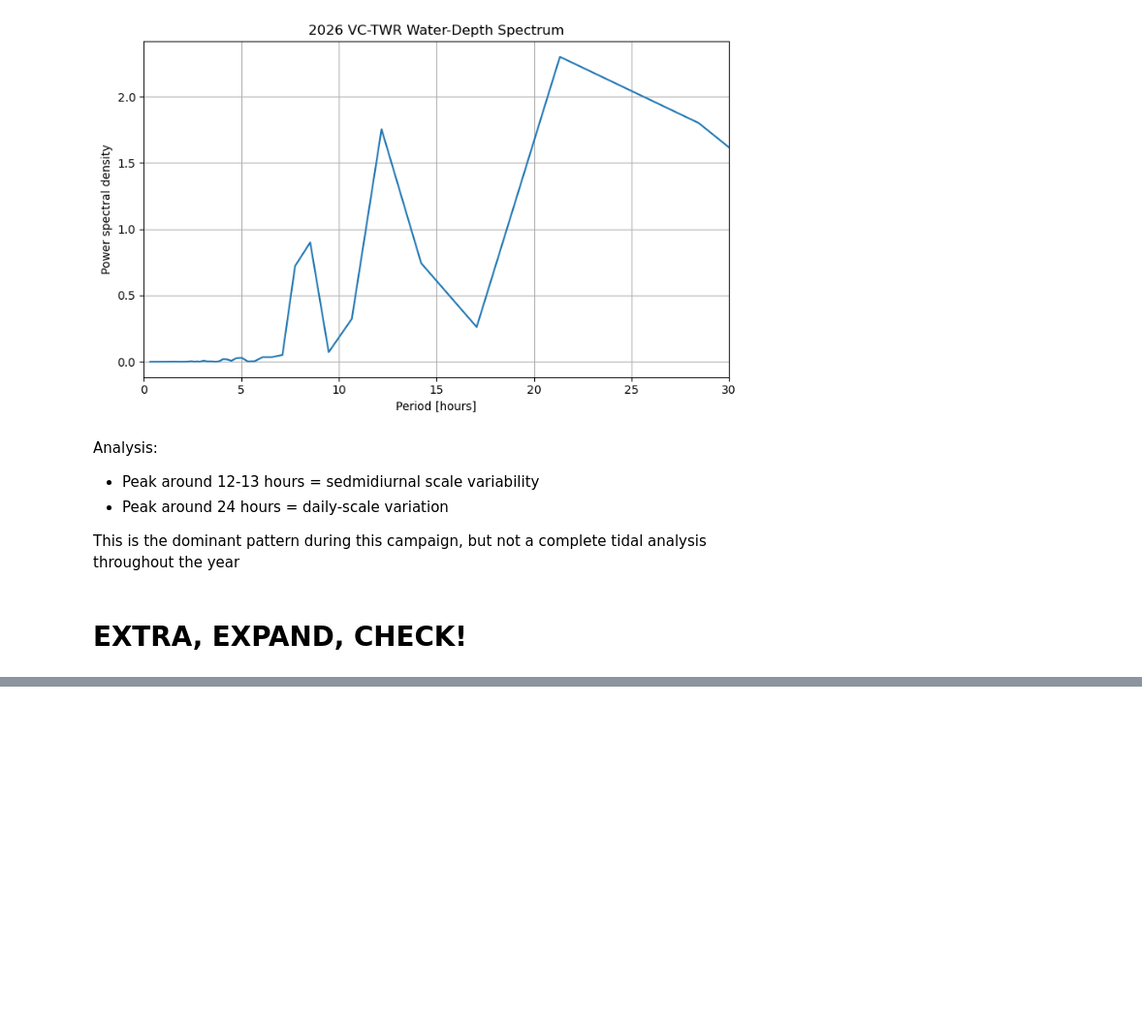
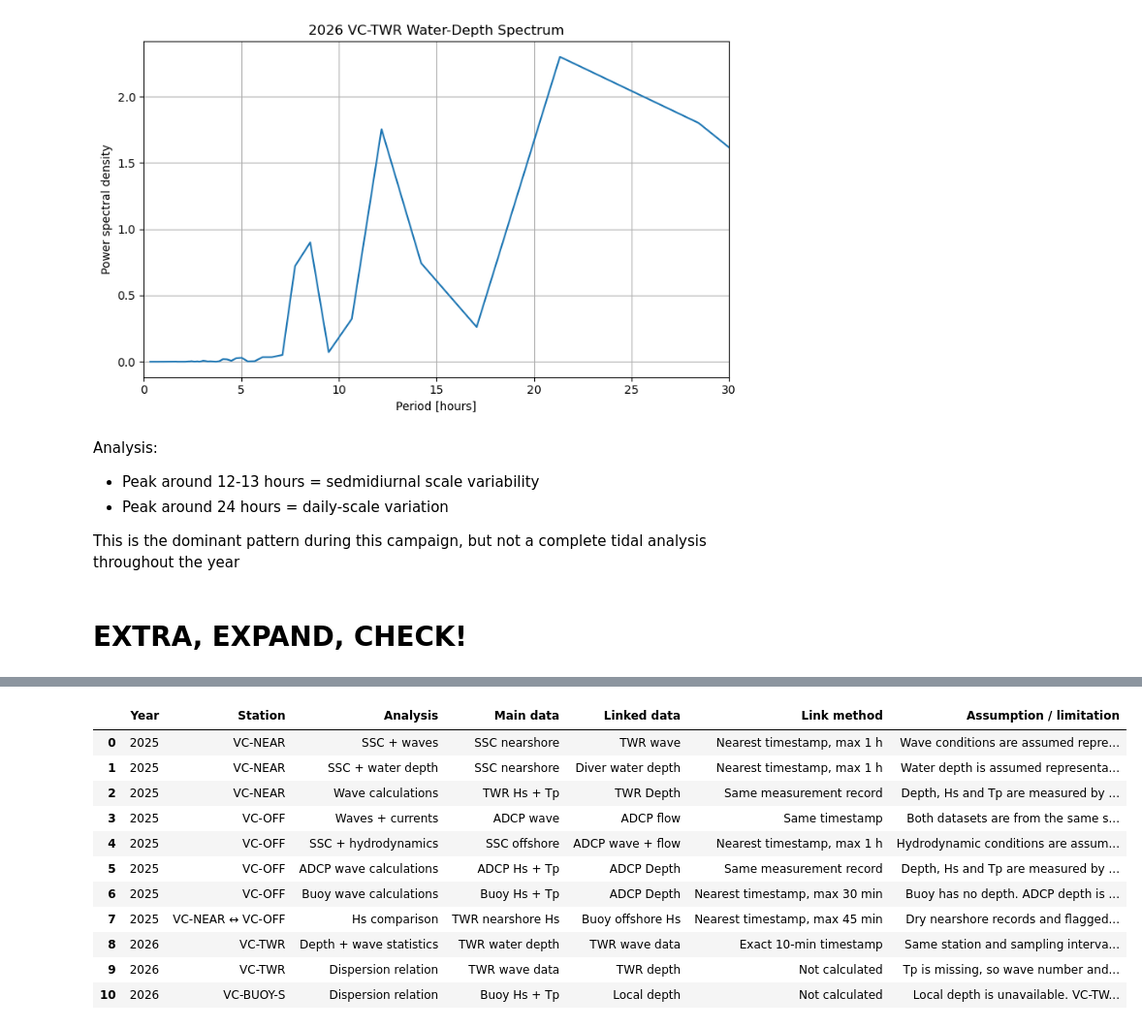
Before and after one commit to ingebrijker/MekongDeltaMDP, a Jupyter notebook: hydro_src/data_parsing.ipynb, the cells around one changed output, grey strips where cells are left out. Shown at 97% size. Drawn from its saved outputs; the diff is of its cells as text; code cells hidden in the pictures; blank space fills up the shorter version.

```diff
--- a/hydro_src/data_parsing.ipynb
+++ b/hydro_src/data_parsing.ipynb
@@ -853,0 +818,87 @@ the goals for this data analysis are: # Goals of data analysis
+# %%
+# assumption check of data linkage
+
+data_links = pd.DataFrame([
+    # 2025 NEARSHORE
+    ["2025", "VC-NEAR", "SSC + waves",
+     "SSC nearshore", "TWR wave",
+     "Nearest timestamp, max 1 h",
+     "Wave conditions are assumed representative of the SSC sample time."],
+
+    ["2025", "VC-NEAR", "SSC + water depth",
+     "SSC nearshore", "Diver water depth",
+     "Nearest timestamp, max 1 h",
+     "Water depth is assumed representative of the SSC sample time."],
+
+    ["2025", "VC-NEAR", "Wave calculations",
+     "TWR Hs + Tp", "TWR Depth",
+     "Same measurement record",
+     "Depth, Hs and Tp are measured by the same instrument; no cross-dataset depth assumption."],
+
+    # 2025 OFFSHORE
+    ["2025", "VC-OFF", "Waves + currents",
+     "ADCP wave", "ADCP flow",
+     "Same timestamp",
+     "Both datasets are from the same station and hourly measurement grid."],
+
+    ["2025", "VC-OFF", "SSC + hydrodynamics",
+     "SSC offshore", "ADCP wave + flow",
+     "Nearest timestamp, max 1 h",
+     "Hydrodynamic conditions are assumed representative of the SSC sample time."],
+
+    ["2025", "VC-OFF", "ADCP wave calculations",
+     "ADCP Hs + Tp", "ADCP Depth",
+     "Same measurement record",
+     "Depth, Hs and Tp are measured by the same instrument."],
+
+    ["2025", "VC-OFF", "Buoy wave calculations",
+     "Buoy Hs + Tp", "ADCP Depth",
+     "Nearest timestamp, max 30 min",
+     "Buoy has no depth. ADCP depth is used because both instruments are at VC-OFF."],
+
+    # NEARSHORE/OFFSHORE COMPARISON
+    ["2025", "VC-NEAR ↔ VC-OFF", "Hs comparison",
+     "TWR nearshore Hs", "Buoy offshore Hs",
+     "Nearest timestamp, max 45 min",
+     "Dry nearshore records and flagged buoy outliers are excluded."],
+
+    # 2026
+    ["2026", "VC-TWR", "Depth + wave statistics",
+     "TWR water depth", "TWR wave data",
+     "Exact 10-min timestamp",
+     "Same station and sampling interval; no time-matching assumption."],
+
+    ["2026", "VC-TWR", "Dispersion relation",
+     "TWR wave data", "TWR depth",
+     "Not calculated",
+     "Tp is missing, so wave number and wavelength cannot be calculated."],
+
+    ["2026", "VC-BUOY-S", "Dispersion relation",
+     "Buoy Hs + Tp", "Local depth",
+     "Not calculated",
+     "Local depth is unavailable. VC-TWR depth is not used because it is a different station."]
+],
+columns=[
+    "Year",
+    "Station",
+    "Analysis",
+    "Main data",
+    "Linked data",
+    "Link method",
+    "Assumption / limitation"
+])
+
+display(data_links)
+# %% [output]
+|  | Year | Station | Analysis | Main data | Linked data | Link method | Assumption / limitation |
+| 0 | 2025 | VC-NEAR | SSC + waves | SSC nearshore | TWR wave | Nearest timestamp, max 1 h | Wave conditions are assumed repre... |
+| 1 | 2025 | VC-NEAR | SSC + water depth | SSC nearshore | Diver water depth | Nearest timestamp, max 1 h | Water depth is assumed representa... |
+| 2 | 2025 | VC-NEAR | Wave calculations | TWR Hs + Tp | TWR Depth | Same measurement record | Depth, Hs and Tp are measured by ... |
+| 3 | 2025 | VC-OFF | Waves + currents | ADCP wave | ADCP flow | Same timestamp | Both datasets are from the same s... |
+| 4 | 2025 | VC-OFF | SSC + hydrodynamics | SSC offshore | ADCP wave + flow | Nearest timestamp, max 1 h | Hydrodynamic conditions are assum... |
+| 5 | 2025 | VC-OFF | ADCP wave calculations | ADCP Hs + Tp | ADCP Depth | Same measurement record | Depth, Hs and Tp are measured by ... |
+| 6 | 2025 | VC-OFF | Buoy wave calculations | Buoy Hs + Tp | ADCP Depth | Nearest timestamp, max 30 min | Buoy has no depth. ADCP depth is ... |
+| 7 | 2025 | VC-NEAR ↔ VC-OFF | Hs comparison | TWR nearshore Hs | Buoy offshore Hs | Nearest timestamp, max 45 min | Dry nearshore records and flagged... |
+| 8 | 2026 | VC-TWR | Depth + wave statistics | TWR water depth | TWR wave data | Exact 10-min timestamp | Same station and sampling interva... |
+| 9 | 2026 | VC-TWR | Dispersion relation | TWR wave data | TWR depth | Not calculated | Tp is missing, so wave number and... |
+| 10 | 2026 | VC-BUOY-S | Dispersion relation | Buoy Hs + Tp | Local depth | Not calculated | Local depth is unavailable. VC-TW... |
```
Also changed, not shown: parts of 6 cells of this notebook.
